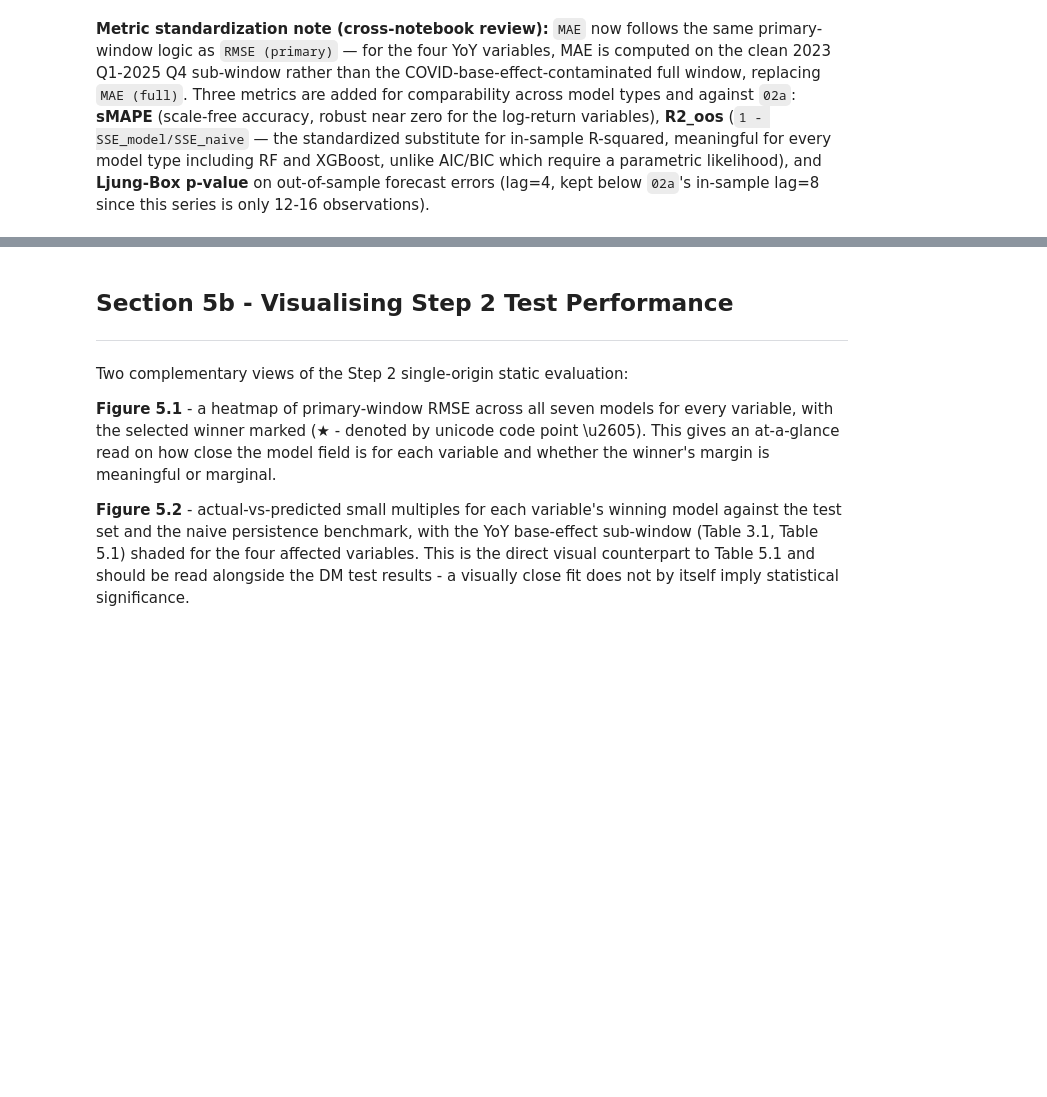
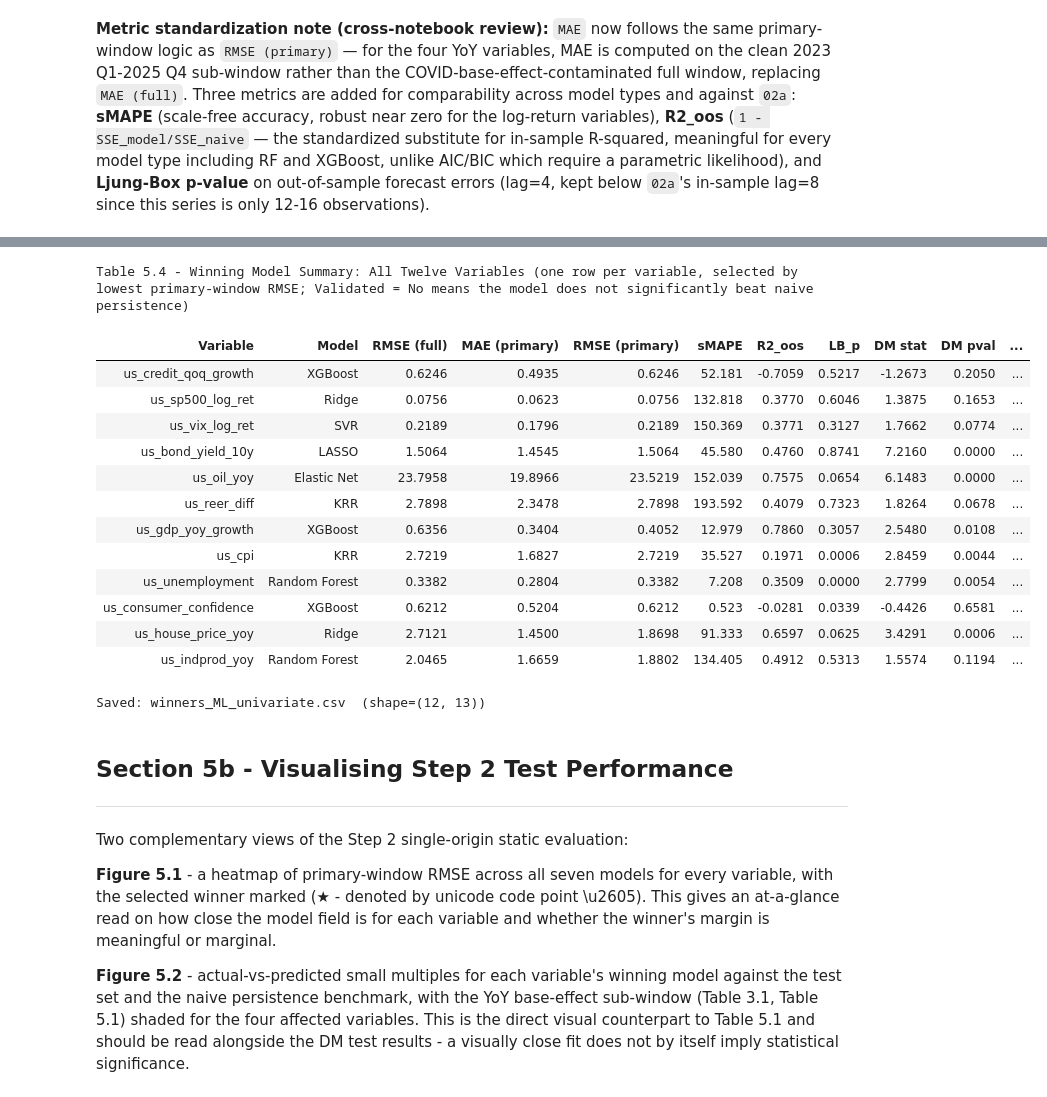
Before and after one commit to hogandan85/ST-498, a Jupyter notebook: Code/02b_Stage1_ML.ipynb, the cells around one changed output, grey strips where cells are left out. Cells and saved outputs as stored; diff of their text form; code cells hidden in the pictures; blank space fills up the shorter version.

```diff
--- a/Code/02b_Stage1_ML.ipynb
+++ b/Code/02b_Stage1_ML.ipynb
@@ -806,3 +829,47 @@ print(no_skill_log)
+# %%
+winner_rows = []
+for var_name, win in winner_dict.items():
+    row = dict(eval_df[(eval_df['Variable'] == var_name) &
+                        (eval_df['Model'] == win)].iloc[0])
+    row['Validated'] = 'Yes' if validated_dict[var_name] else 'No'
+    winner_rows.append(row)
+
+winners_df = pd.DataFrame(winner_rows)[
+    ['Variable', 'Model', 'RMSE (full)', 'MAE (primary)', 'RMSE (primary)',
+     'sMAPE', 'R2_oos', 'LB_p', 'DM stat', 'DM pval', 'Stable', 'Validated']
+]
+
+display(winners_df.style
+    .format({'RMSE (full)': '{:.4f}', 'MAE (primary)': '{:.4f}',
+             'RMSE (primary)': '{:.4f}', 'sMAPE': '{:.3f}',
+             'R2_oos': '{:.4f}', 'LB_p': '{:.4f}',
+             'DM stat': '{:.4f}', 'DM pval': '{:.4f}'})
+    .set_caption('Table 5.4 - Winning Model Summary: All Twelve Variables '
+                 '(one row per variable, selected by lowest primary-window RMSE; '
+                 'Validated = No means the model does not significantly beat '
+                 'naive persistence)')
+    .hide(axis='index'))
+
+winners_df_out = winners_df.copy()
+winners_df_out.insert(0, 'Family', 'ML_univariate')
+winners_df_out.to_csv('winners_ML_univariate.csv', index=False)
+print(f"Saved: winners_ML_univariate.csv  (shape={winners_df_out.shape})")
+# %% [output]
+Table 5.4 - Winning Model Summary: All Twelve Variables (one row per variable, selected by lowest primary-window RMSE; Validated = No means the model does not significantly beat naive persistence)
+| Variable | Model | RMSE (full) | MAE (primary) | RMSE (primary) | sMAPE | R2_oos | LB_p | DM stat | DM pval | ... |
+| us_credit_qoq_growth | XGBoost | 0.6246 | 0.4935 | 0.6246 | 52.181 | -0.7059 | 0.5217 | -1.2673 | 0.2050 | ... |
+| us_sp500_log_ret | Ridge | 0.0756 | 0.0623 | 0.0756 | 132.818 | 0.3770 | 0.6046 | 1.3875 | 0.1653 | ... |
+| us_vix_log_ret | SVR | 0.2189 | 0.1796 | 0.2189 | 150.369 | 0.3771 | 0.3127 | 1.7662 | 0.0774 | ... |
+| us_bond_yield_10y | LASSO | 1.5064 | 1.4545 | 1.5064 | 45.580 | 0.4760 | 0.8741 | 7.2160 | 0.0000 | ... |
+| us_oil_yoy | Elastic Net | 23.7958 | 19.8966 | 23.5219 | 152.039 | 0.7575 | 0.0654 | 6.1483 | 0.0000 | ... |
+| us_reer_diff | KRR | 2.7898 | 2.3478 | 2.7898 | 193.592 | 0.4079 | 0.7323 | 1.8264 | 0.0678 | ... |
+| us_gdp_yoy_growth | XGBoost | 0.6356 | 0.3404 | 0.4052 | 12.979 | 0.7860 | 0.3057 | 2.5480 | 0.0108 | ... |
+| us_cpi | KRR | 2.7219 | 1.6827 | 2.7219 | 35.527 | 0.1971 | 0.0006 | 2.8459 | 0.0044 | ... |
+| us_unemployment | Random Forest | 0.3382 | 0.2804 | 0.3382 | 7.208 | 0.3509 | 0.0000 | 2.7799 | 0.0054 | ... |
+| us_consumer_confidence | XGBoost | 0.6212 | 0.5204 | 0.6212 | 0.523 | -0.0281 | 0.0339 | -0.4426 | 0.6581 | ... |
+| us_house_price_yoy | Ridge | 2.7121 | 1.4500 | 1.8698 | 91.333 | 0.6597 | 0.0625 | 3.4291 | 0.0006 | ... |
+| us_indprod_yoy | Random Forest | 2.0465 | 1.6659 | 1.8802 | 134.405 | 0.4912 | 0.5313 | 1.5574 | 0.1194 | ... |
+Saved: winners_ML_univariate.csv  (shape=(12, 13))
 # %% [markdown]
 ## Section 5b - Visualising Step 2 Test Performance
 ___
```
Also changed, not shown: parts of 7 cells of this notebook.
